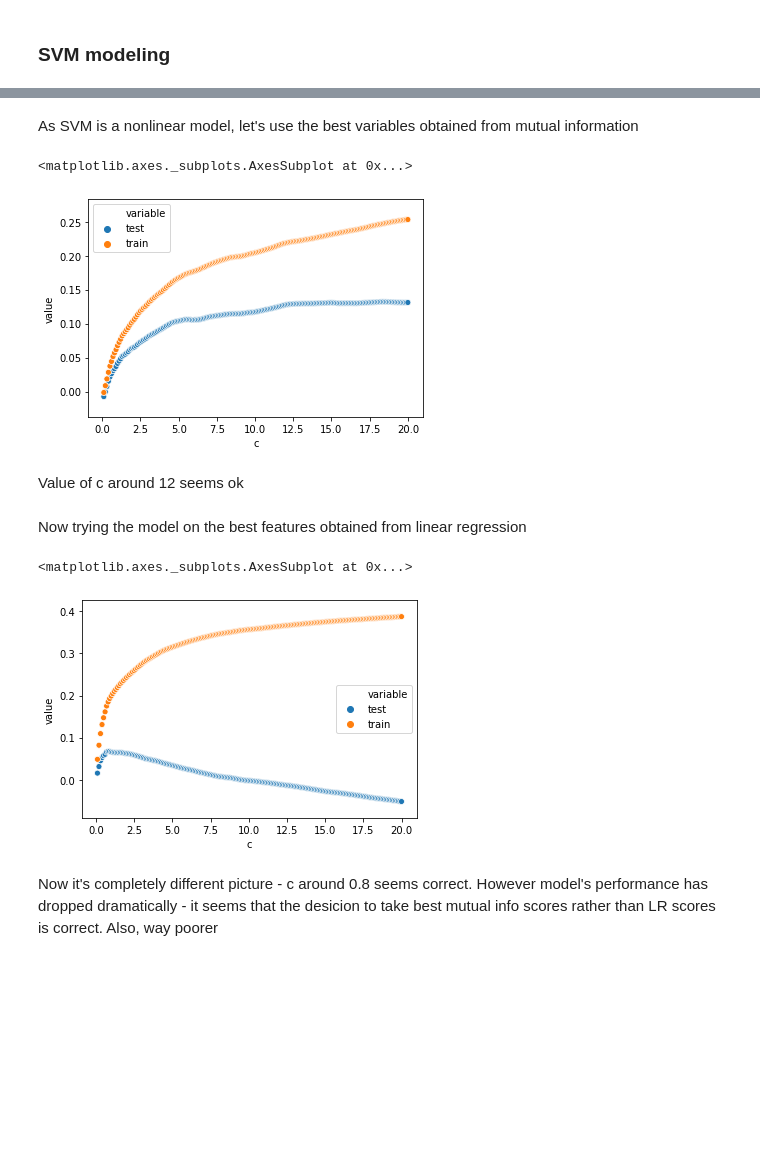
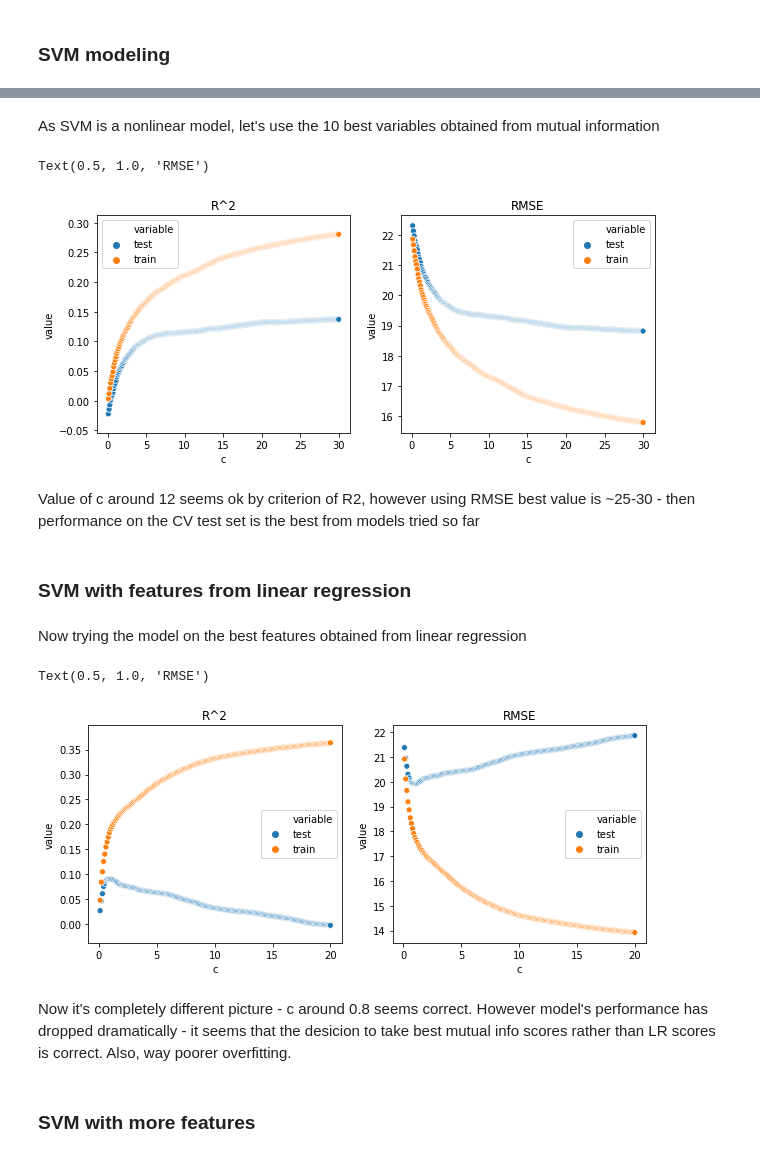
Before and after one commit to bugraefendi/ML-Grades, a Jupyter notebook: Modeling.ipynb, the cells around one changed output, grey strips where cells are left out. Saved outputs shown, nothing was run; the diff lists cells and outputs as text; code cells hidden in the pictures; blank space fills up the shorter version.

```diff
--- a/Modeling.ipynb
+++ b/Modeling.ipynb
@@ -610,7 +625,7 @@ cols_to_fit = [
 # %%
 from sklearn.svm import SVR
 # %% [markdown]
-As SVM is a nonlinear model, let's use the best variables obtained from mutual information
+As SVM is a nonlinear model, let's use the 10 best variables obtained from mutual information
 # %%
 list(pd.DataFrame({'minfo': mutual_info, 'col': X_train.columns}).sort_values('minfo', ascending=False).head(11).col)
 
@@ -631,13 +646,17 @@ from sklearn.model_selection import KFold
 from sklearn.metrics import mean_squared_error
 import random
 kf = KFold(n_splits=3, shuffle=True, random_state=random.randint(0,10000))
-cs = np.linspace(0.1, 20, 200)
+cs = np.linspace(0.1, 30, 300)
 
 scores = []
+scores_rmse = []
 
 for c in cs:
     r2_train = []
     r2_test = []
+
+    rmse_train = []
+    rmse_test = []
     for train, test in kf.split(X_train.index.values):
 
         reg = SVR(C = c)
@@ -647,18 +666,32 @@ for c in cs:
 
         r2_test.append(r2_score(X_train.iloc[test].Final_grade, preds))
         r2_train.append(r2_score(X_train.iloc[train].Final_grade, predsTrain))
+
+        rmse_test.append(mean_squared_error(X_train.iloc[test].Final_grade, preds))
+        rmse_train.append(mean_squared_error(X_train.iloc[train].Final_grade, predsTrain))
+
     a = (c, np.mean(r2_test), np.mean(r2_train))
     scores.append(a)
+
+    b = (c, np.mean(rmse_test), np.mean(rmse_train))
+    scores_rmse.append(b)
 #     print(a)
 # %%
 r2_scores_svm = pd.DataFrame(scores, columns = ['c', 'test', 'train'])
-
-sns.scatterplot(x = 'c', y= 'value', hue = 'variable', data = pd.melt(r2_scores_svm, id_vars = 'c'))
+rmse_scores_svm = pd.DataFrame(scores_rmse, columns = ['c', 'test', 'train'])
-# %% [output]
-<matplotlib.axes._subplots.AxesSubplot at 0x...>
-[figure, removed]
-# %% [markdown]
-Value of c around 12 seems ok
+# %%
+plt.subplot(1, 2, 1)
+sns.scatterplot(x = 'c', y= 'value', hue = 'variable', data = pd.melt(r2_scores_svm, id_vars = 'c')).set_title('R^2')
+
+plt.subplot(1, 2, 2)
+sns.scatterplot(x = 'c', y= 'value', hue = 'variable', data = pd.melt(rmse_scores_svm, id_vars = 'c')).set_title('RMSE')
+# %% [output]
+Text(0.5, 1.0, 'RMSE')
+[figure, added]
+# %% [markdown]
+Value of c around 12 seems ok by criterion of R2, however using RMSE best value is ~25-30 - then performance on the CV test set is the best from models tried so far
+# %% [markdown]
+### SVM with features from linear regression
 # %% [markdown]
 Now trying the model on the best features obtained from linear regression
 # %%
@@ -696,10 +740,17 @@ for c in cs:
 #     print(a)
 # %%
 r2_scores_svm = pd.DataFrame(scores, columns = ['c', 'test', 'train'])
-
-sns.scatterplot(x = 'c', y= 'value', hue = 'variable', data = pd.melt(r2_scores_svm, id_vars = 'c'))
+rmse_scores_svm = pd.DataFrame(scores_rmse, columns = ['c', 'test', 'train'])
-# %% [output]
-<matplotlib.axes._subplots.AxesSubplot at 0x...>
-[figure, removed]
+# %%
+plt.subplot(1, 2, 1)
+sns.scatterplot(x = 'c', y= 'value', hue = 'variable', data = pd.melt(r2_scores_svm, id_vars = 'c')).set_title('R^2')
+
+plt.subplot(1, 2, 2)
+sns.scatterplot(x = 'c', y= 'value', hue = 'variable', data = pd.melt(rmse_scores_svm, id_vars = 'c')).set_title('RMSE')
+# %% [output]
+Text(0.5, 1.0, 'RMSE')
+[figure, added]
 # %% [markdown]
-Now it's completely different picture - c around 0.8 seems correct. However model's performance has dropped dramatically - it seems that the desicion to take best mutual info scores rather than LR scores is correct. Also, way poorer
+Now it's completely different picture - c around 0.8 seems correct. However model's performance has dropped dramatically - it seems that the desicion to take best mutual info scores rather than LR scores is correct. Also, way poorer overfitting.
+# %% [markdown]
+### SVM with more features
```
Also changed, not shown: parts of 25 cells of this notebook.
